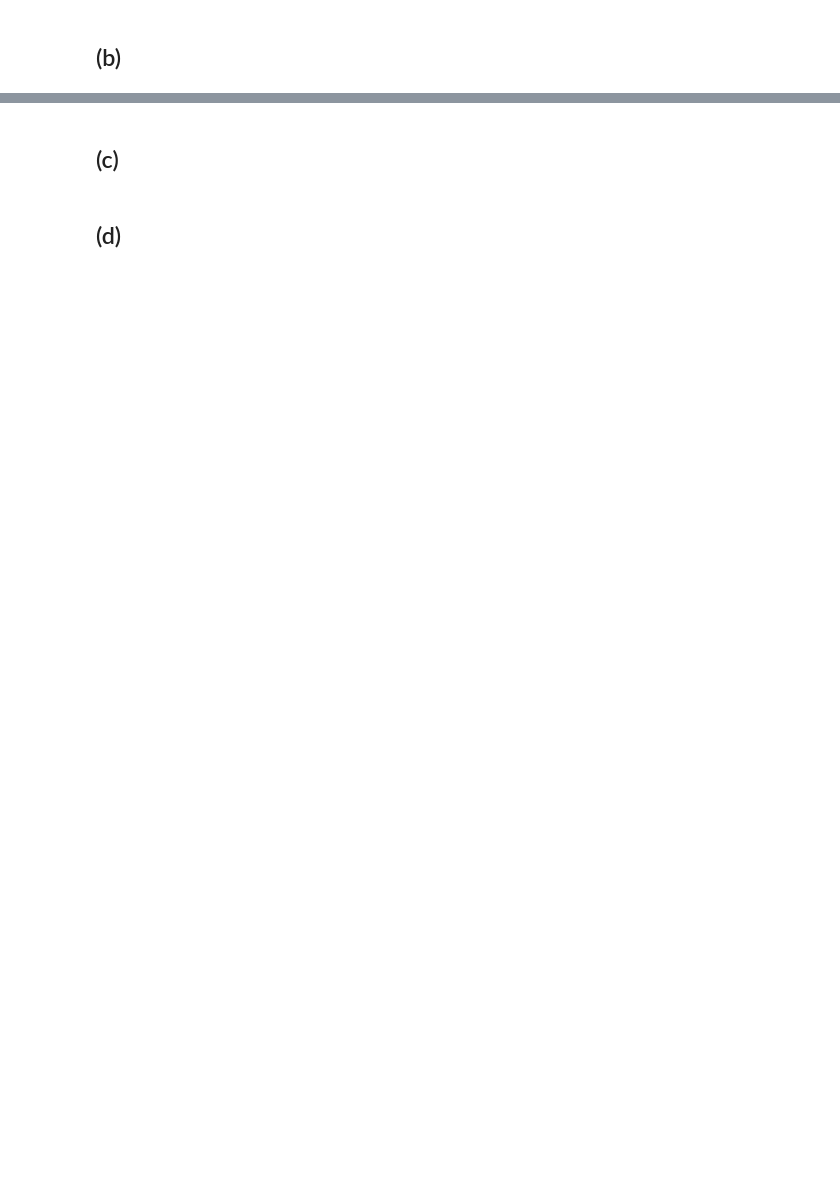
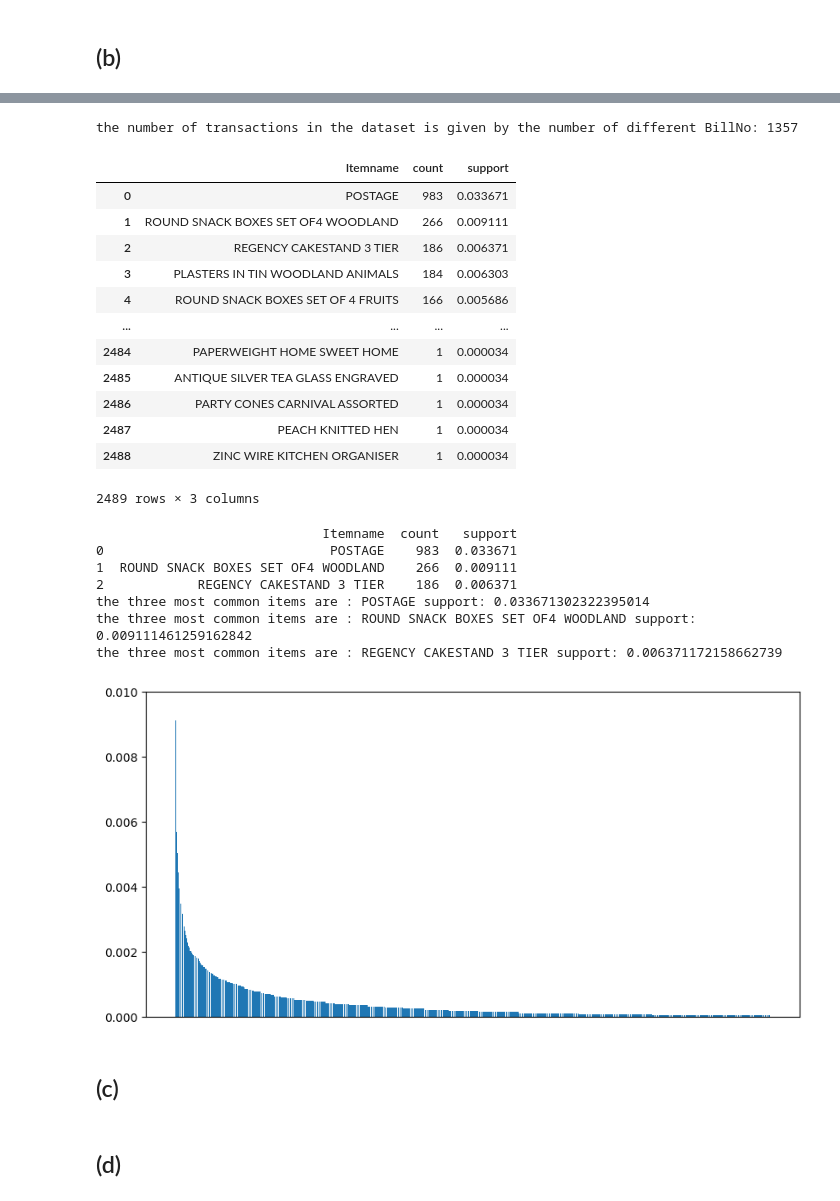
Before and after one commit to dxvidnrt/DataScience, a Jupyter notebook: assign2/01_frequent_itemsets_and_association_rules.ipynb, the cells around one changed output, grey strips where cells are left out. Cells and saved outputs as stored; diff of their text form; code cells hidden in the pictures; blank space fills up the shorter version.

```diff
--- a/assign2/01_frequent_itemsets_and_association_rules.ipynb
+++ b/assign2/01_frequent_itemsets_and_association_rules.ipynb
@@ -24,5 +90,46 @@ n_transactions = transactions.shape[0]
 # %%
 # Your code here
+num_transactions = len(data["BillNo"].unique())
+print("the number of transactions in the dataset is given by the number of different BillNo: %s"% num_transactions)
+frequencies = transactions.sum(axis=0)
+frequencies.sort_values(axis=0,ascending=False, inplace=True,)
+frequencies = frequencies.reset_index()
+frequencies.columns = ["Itemname","count"]
+
+frequencies["support"] = frequencies["count"]/(sum(frequencies["count"]))
+display(frequencies)
+print(frequencies[frequencies["count"]>= frequencies["count"][2]])
+plt.figure(figsize=(10, 5))
+df_plot = frequencies[1:].sort_values("support",axis=0,ascending=False)
+# sns.barplot(df_plot,y="support",x = "Itemname",)
+plt.bar(df_plot["Itemname"],df_plot["support"])
+plt.xticks([])
+plt.ylim(0,0.01)
+for i in range(3):
+    print("the three most common items are : %s support: %s" % (frequencies["Itemname"][i], frequencies["support"][i]))
+# %% [output]
+the number of transactions in the dataset is given by the number of different BillNo: 1357
+|  | Itemname | count | support |
+| 0 | POSTAGE | 983 | 0.033671 |
+| 1 | ROUND SNACK BOXES SET OF4 WOODLAND | 266 | 0.009111 |
+| 2 | REGENCY CAKESTAND 3 TIER | 186 | 0.006371 |
+| 3 | PLASTERS IN TIN WOODLAND ANIMALS | 184 | 0.006303 |
+| 4 | ROUND SNACK BOXES SET OF 4 FRUITS | 166 | 0.005686 |
+| ... | ... | ... | ... |
+| 2484 | PAPERWEIGHT HOME SWEET HOME | 1 | 0.000034 |
+| 2485 | ANTIQUE SILVER TEA GLASS ENGRAVED | 1 | 0.000034 |
+| 2486 | PARTY CONES CARNIVAL ASSORTED | 1 | 0.000034 |
+| 2487 | PEACH KNITTED HEN | 1 | 0.000034 |
+| 2488 | ZINC WIRE KITCHEN ORGANISER | 1 | 0.000034 |
+2489 rows × 3 columns
+                             Itemname  count   support
+0                             POSTAGE    983  0.033671
+1  ROUND SNACK BOXES SET OF4 WOODLAND    266  0.009111
+2            REGENCY CAKESTAND 3 TIER    186  0.006371
+the three most common items are : POSTAGE support: 0.033671302322395014
+the three most common items are : ROUND SNACK BOXES SET OF4 WOODLAND support: 0.009111461259162842
+the three most common items are : REGENCY CAKESTAND 3 TIER support: 0.006371172158662739
+[figure, added]
 # %% [markdown]
 ## (c)
 # %% [markdown]
```
Also changed, not shown: parts of 6 cells of this notebook, 1 other file.
